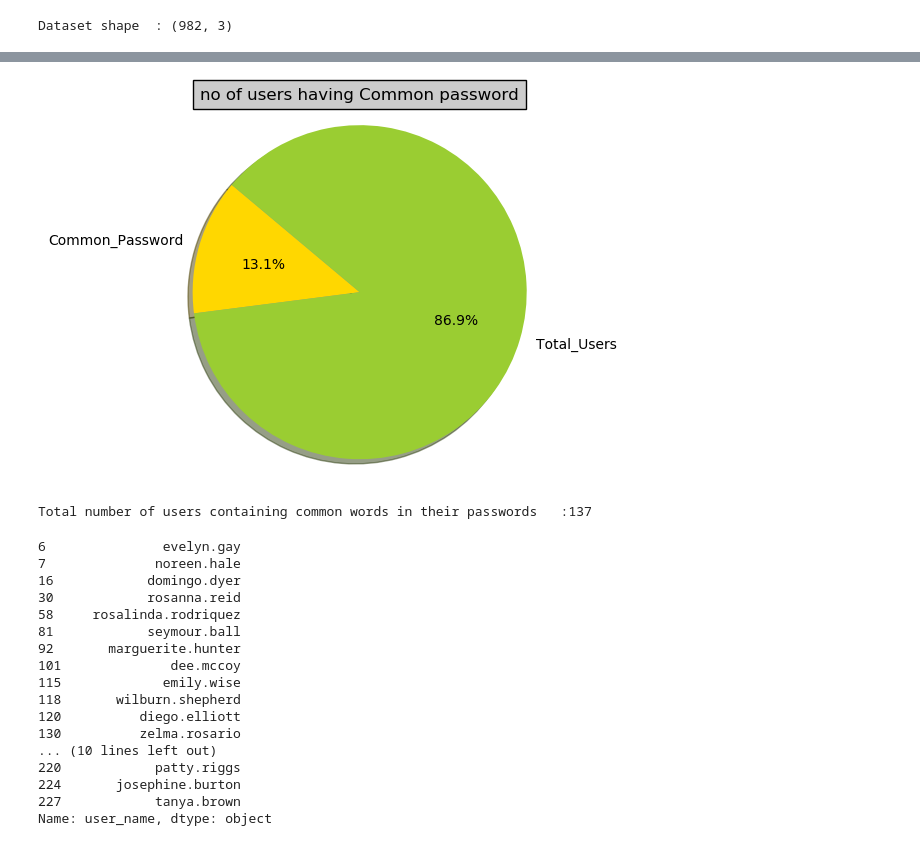
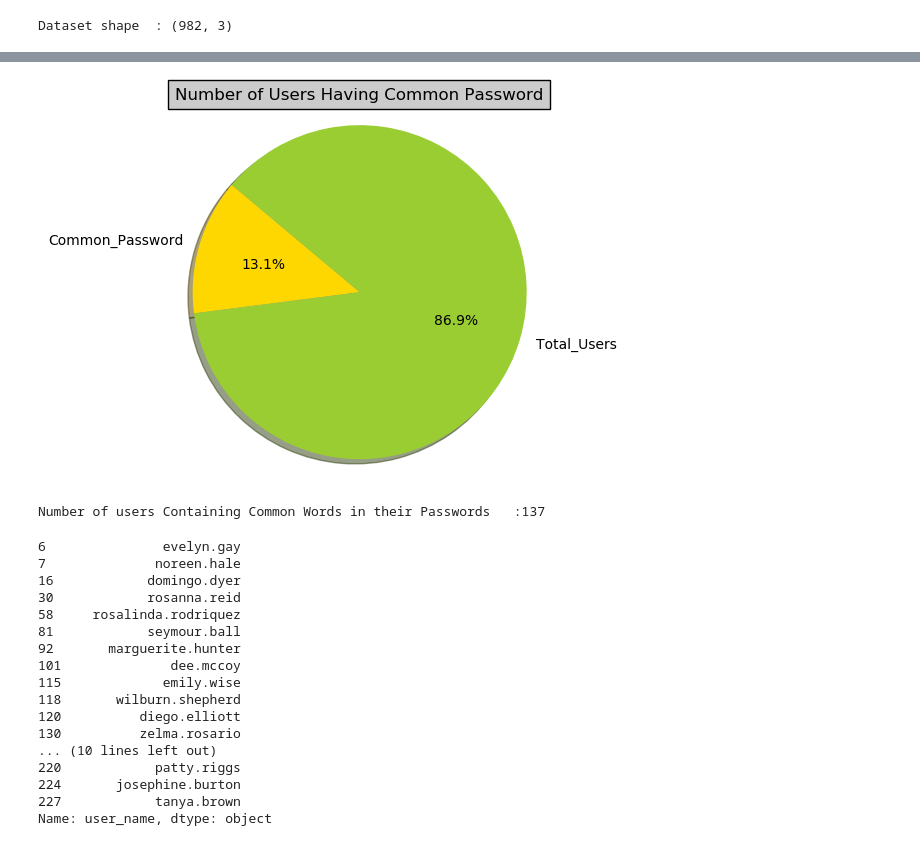
Before and after one commit to chidambarjoshi/Analysis-of-Bad-Passwords-and-the-NIST-Guidelines, a Jupyter notebook: Bad password analysis on nist guidelines/Project.ipynb, the cells around one changed output, grey strips where cells are left out. Cells and saved outputs as stored; diff of their text form; code cells hidden in the pictures.

```diff
--- a/Bad password analysis on nist guidelines/Project.ipynb
+++ b/Bad password analysis on nist guidelines/Project.ipynb
@@ -74,23 +76,23 @@ Name: user_name, Length: 129, dtype: object
 # %%
 labels = 'Common_Password', 'Total_Users'
 total=total_data-common_password
 sizes = [common_password, total ]
 colors = ['gold', 'yellowgreen']
 
 plt.pie(sizes,  labels=labels, colors=colors,autopct='%1.1f%%', shadow=True, startangle=140)
 plt.axis('equal')
-plt.title("no of users having Common password", bbox={'facecolor':'0.8', 'pad':5})
+plt.title("Number of Users Having Common Password", bbox={'facecolor':'0.8', 'pad':5})
 plt.show()
 # %% [output]
-[figure, old version]
+[figure, new version]
 # %%
 words = pd.read_csv('datasets/google-10000-english.txt', header=None, squeeze=True)
 users['common_word'] = users['password'].str.lower().isin(words)
-print("Total number of users containing common words in their passwords   :"+str(sum(users['common_word'])))
+print("Number of users Containing Common Words in their Passwords   :"+str(sum(users['common_word'])))
 common_word=sum(users['common_word'])
 users[users['common_word']==True]['user_name'].head(25)
 # %% [output]
-Total number of users containing common words in their passwords   :137
+Number of users Containing Common Words in their Passwords   :137
 6               evelyn.gay
 7              noreen.hale
 16            domingo.dyer
```
Also changed, not shown: parts of 12 cells of this notebook.
